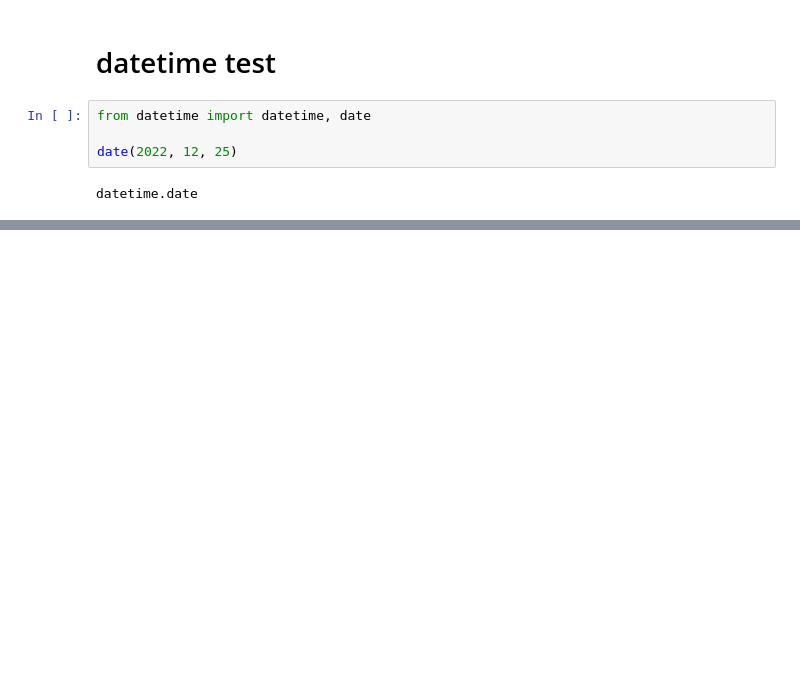
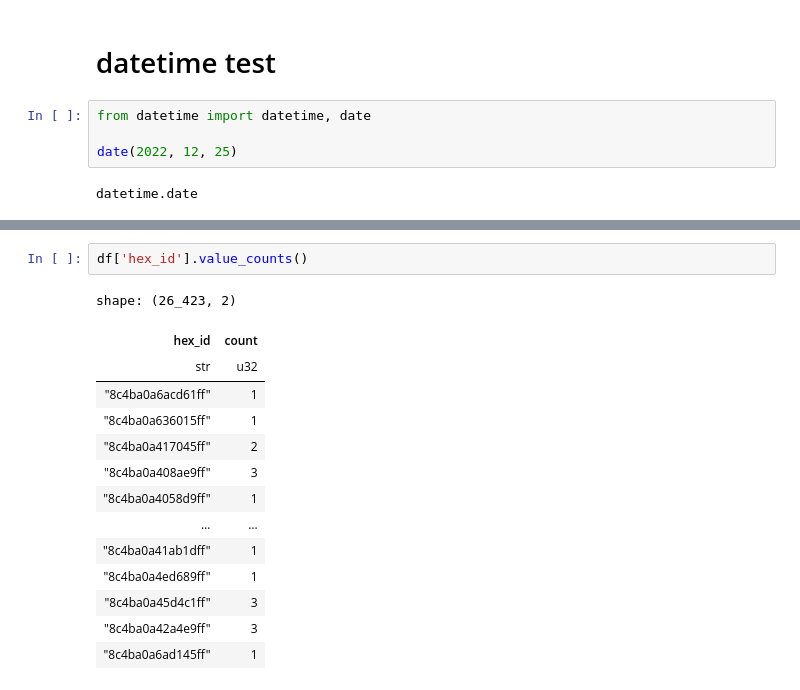
Before and after one commit to CityScience-TaipeiTech/h3_aggregation, a Jupyter notebook: test.ipynb, the cells around one changed output, grey strips where cells are left out. Drawn from its saved outputs; the diff is of its cells as text; blank space fills up the shorter version.

```diff
--- a/test.ipynb
+++ b/test.ipynb
@@ -385,0 +409,17 @@ datetime.date
+# %%
+df['hex_id'].value_counts()
+# %% [output]
+shape: (26_423, 2)
+| hex_id | count |
+| str | u32 |
+| "8c4ba0a6acd61ff" | 1 |
+| "8c4ba0a636015ff" | 1 |
+| "8c4ba0a417045ff" | 2 |
+| "8c4ba0a408ae9ff" | 3 |
+| "8c4ba0a4058d9ff" | 1 |
+| … | … |
+| "8c4ba0a41ab1dff" | 1 |
+| "8c4ba0a4ed689ff" | 1 |
+| "8c4ba0a45d4c1ff" | 3 |
+| "8c4ba0a42a4e9ff" | 3 |
+| "8c4ba0a6ad145ff" | 1 |
```
Also changed, not shown: parts of 2 cells of this notebook, 12 other files.
